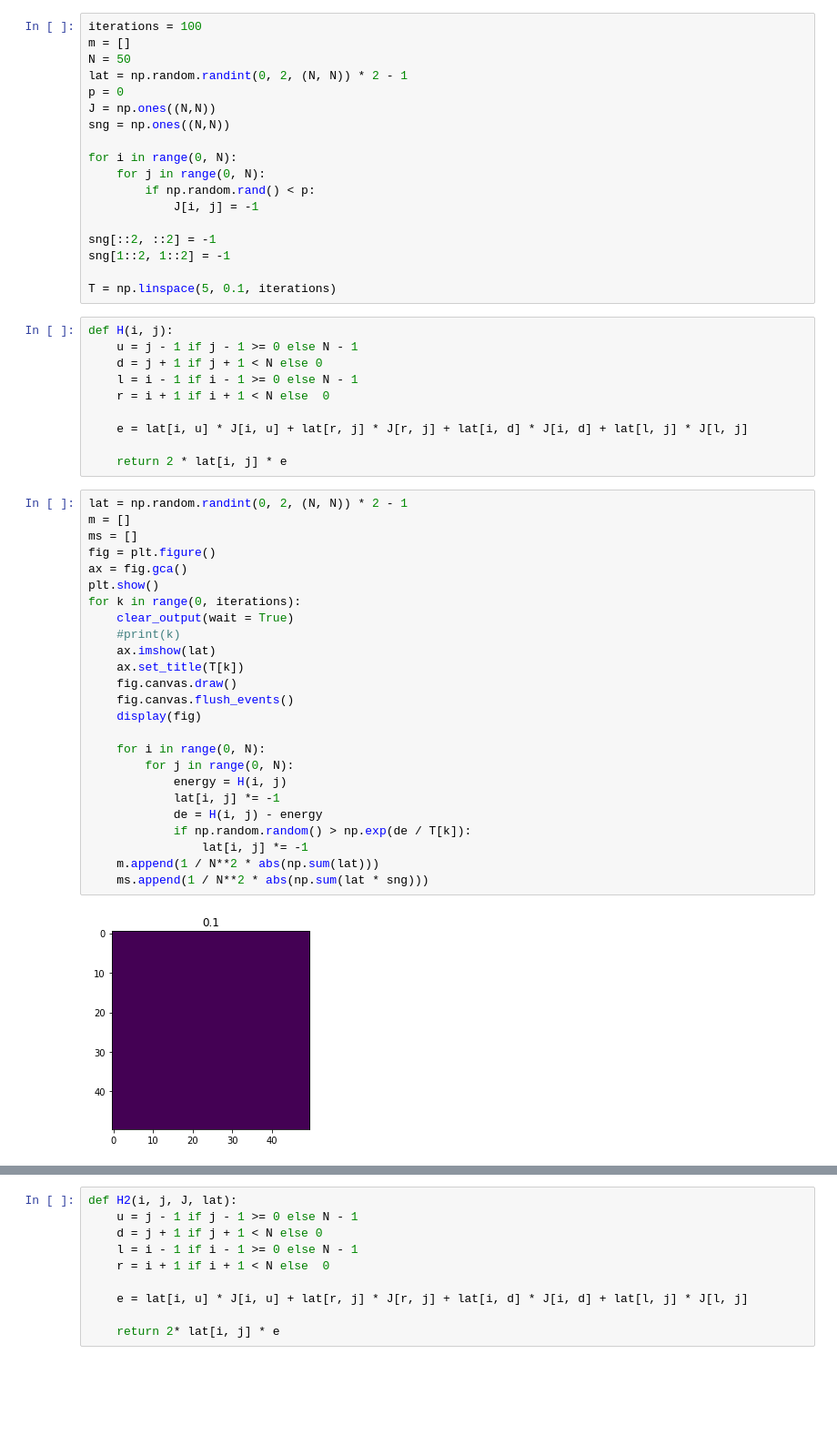
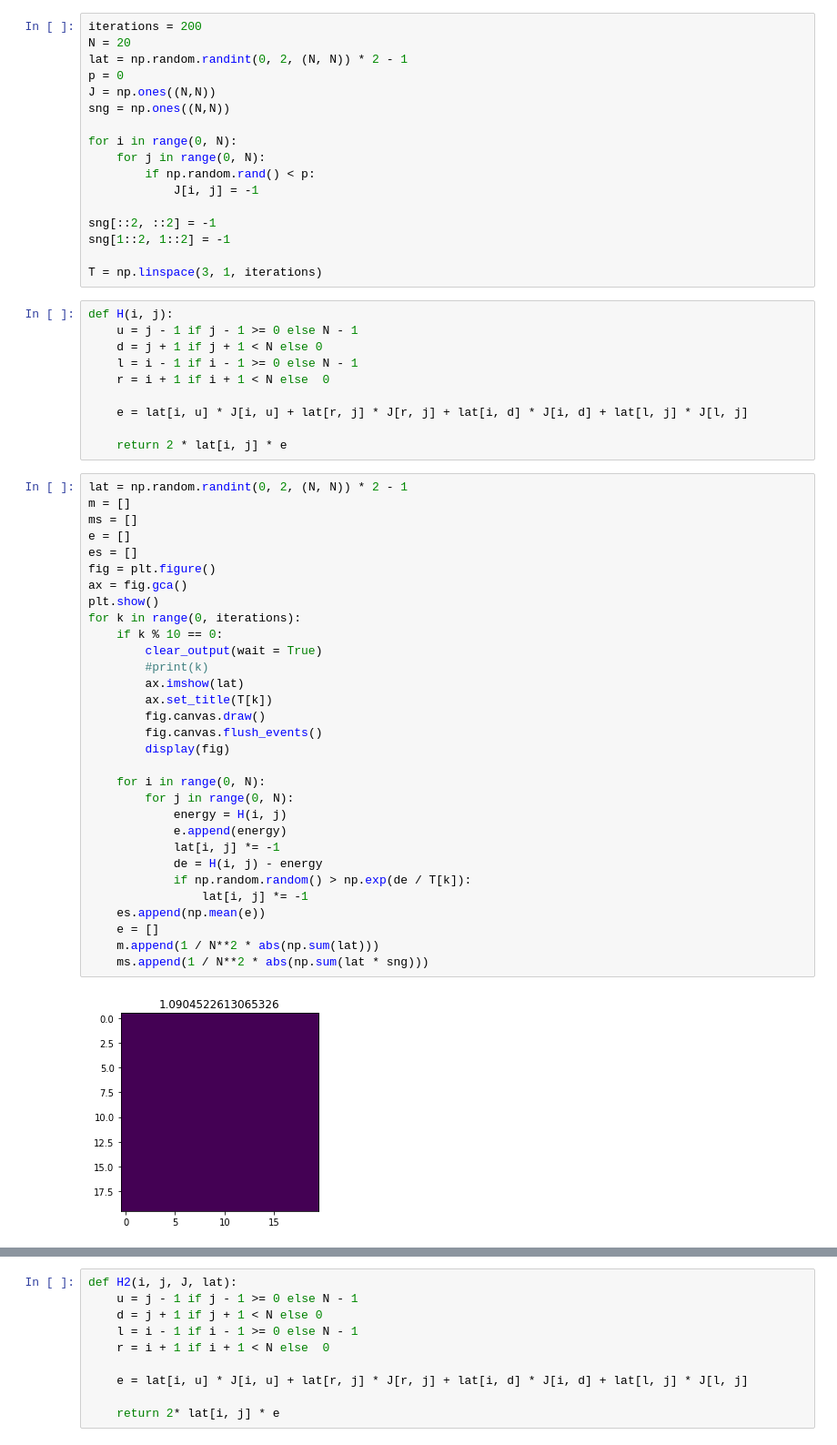
Before and after one commit to ari-viitala/CompPhys, a Jupyter notebook: Viikko4/Viikko4.ipynb, the cells around one changed output, grey strips where cells are left out. Shown at 91% size. Saved outputs shown, nothing was run; the diff lists cells and outputs as text; blank space fills up the shorter version.

```diff
--- a/Viikko4/Viikko4.ipynb
+++ b/Viikko4/Viikko4.ipynb
@@ -8,9 +8,8 @@ import matplotlib.pyplot as plt
 from IPython.display import clear_output, display
 %matplotlib inline
 # %%
-iterations = 100
-m = []
-N = 50
+iterations = 200
+N = 20
 lat = np.random.randint(0, 2, (N, N)) * 2 - 1
 p = 0
 J = np.ones((N,N))
@@ -24,7 +23,7 @@ for i in range(0, N):
 sng[::2, ::2] = -1
 sng[1::2, 1::2] = -1
 
-T = np.linspace(5, 0.1, iterations)
+T = np.linspace(3, 1, iterations)
 # %%
 def H(i, j):
     u = j - 1 if j - 1 >= 0 else N - 1
@@ -38,30 +37,36 @@ def H(i, j):
 # %%
 lat = np.random.randint(0, 2, (N, N)) * 2 - 1
 m = []
 ms = []
+e = []
+es = []
 fig = plt.figure()
 ax = fig.gca()
 plt.show()
 for k in range(0, iterations):
-    clear_output(wait = True)
-    #print(k)
-    ax.imshow(lat)
-    ax.set_title(T[k])
-    fig.canvas.draw()
-    fig.canvas.flush_events()
-    display(fig)
+    if k % 10 == 0:
+        clear_output(wait = True)
+        #print(k)
+        ax.imshow(lat)
+        ax.set_title(T[k])
+        fig.canvas.draw()
+        fig.canvas.flush_events()
+        display(fig)
 
     for i in range(0, N):
         for j in range(0, N):
             energy = H(i, j)
+            e.append(energy)
             lat[i, j] *= -1
             de = H(i, j) - energy
             if np.random.random() > np.exp(de / T[k]):
                 lat[i, j] *= -1
+    es.append(np.mean(e))
+    e = []
     m.append(1 / N**2 * abs(np.sum(lat)))
     ms.append(1 / N**2 * abs(np.sum(lat * sng)))
 # %% [output]
-[figure, old version]
+[figure, new version]
 # %%
 plt.imshow(J)
 # %% [output]
```
Also changed, not shown: parts of 12 cells of this notebook.
